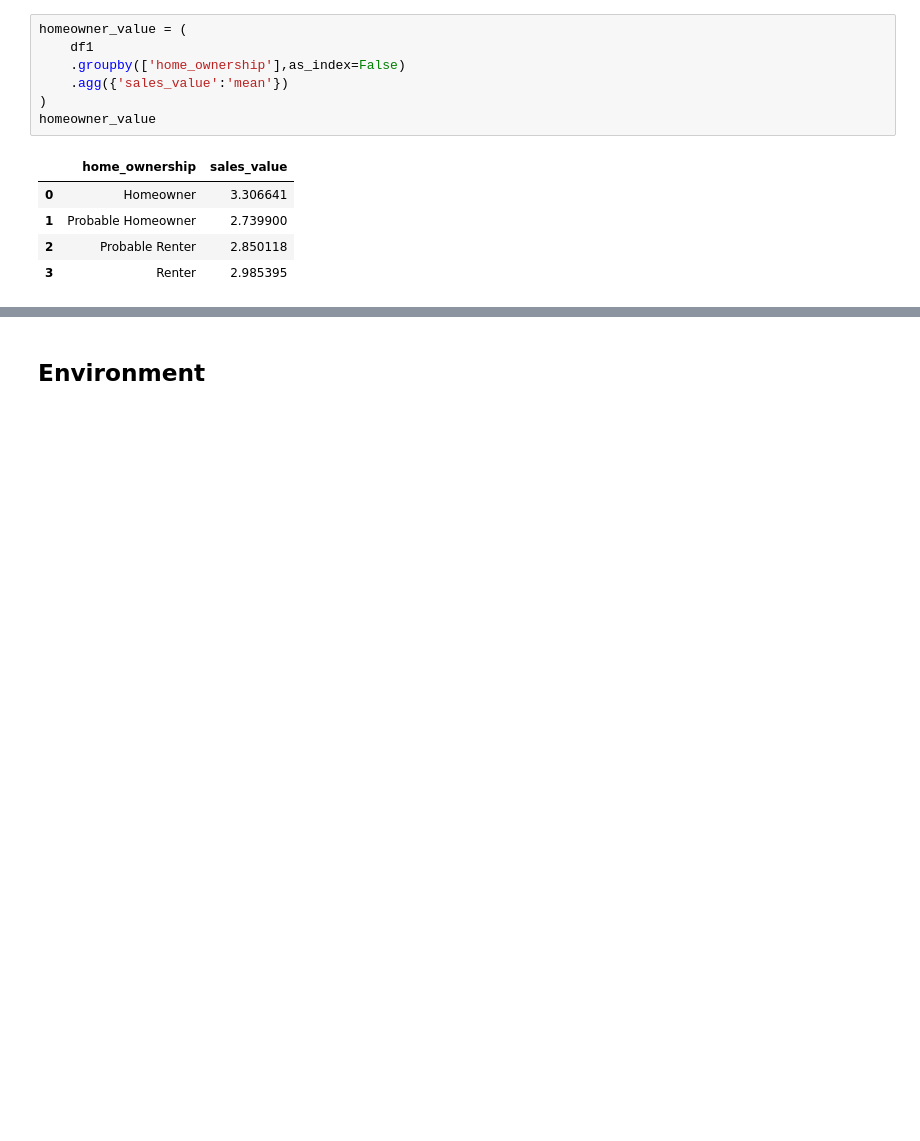
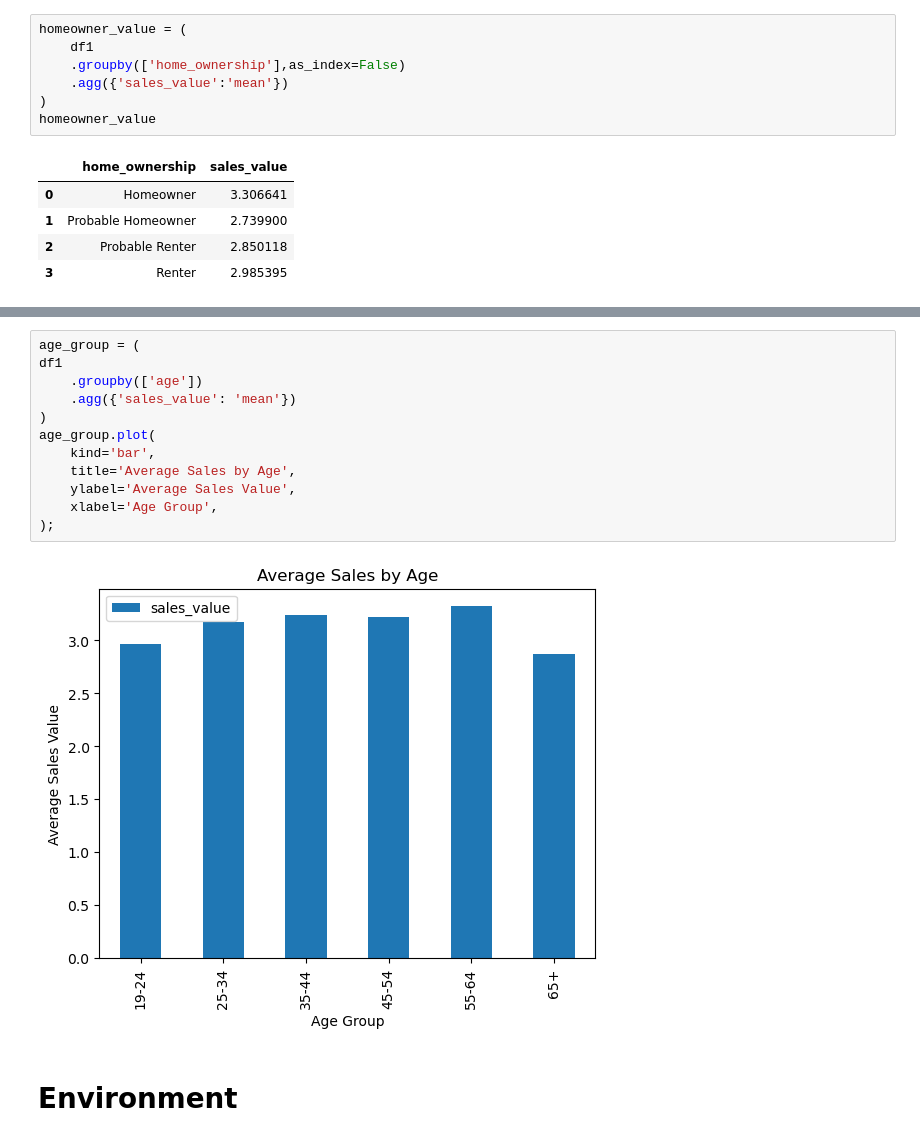
Before and after one commit to jasonjday/BANA6043, a Jupyter notebook: docs/_build/jupyter_execute/Visualizations.ipynb, the cells around one changed output, grey strips where cells are left out. Drawn from its saved outputs; the diff is of its cells as text; blank space fills up the shorter version.

```diff
--- a/docs/_build/jupyter_execute/Visualizations.ipynb
+++ b/docs/_build/jupyter_execute/Visualizations.ipynb
@@ -253,6 +173,20 @@ homeowner_value.plot.bar(x='home_ownership', y='sales_value')
 [figure]
+# %%
+age_group = (
+df1
+    .groupby(['age'])
+    .agg({'sales_value': 'mean'})
+)
+age_group.plot(
+    kind='bar',
+    title='Average Sales by Age',
+    ylabel='Average Sales Value',
+    xlabel='Age Group',
+);
+# %% [output]
+[figure, added]
 # %% [markdown]
-## Environment
+# Environment
 # %%
 %load_ext watermark
 %watermark -v -p jupyterlab
```
Also changed, not shown: parts of 8 cells of this notebook, 26 other files.
